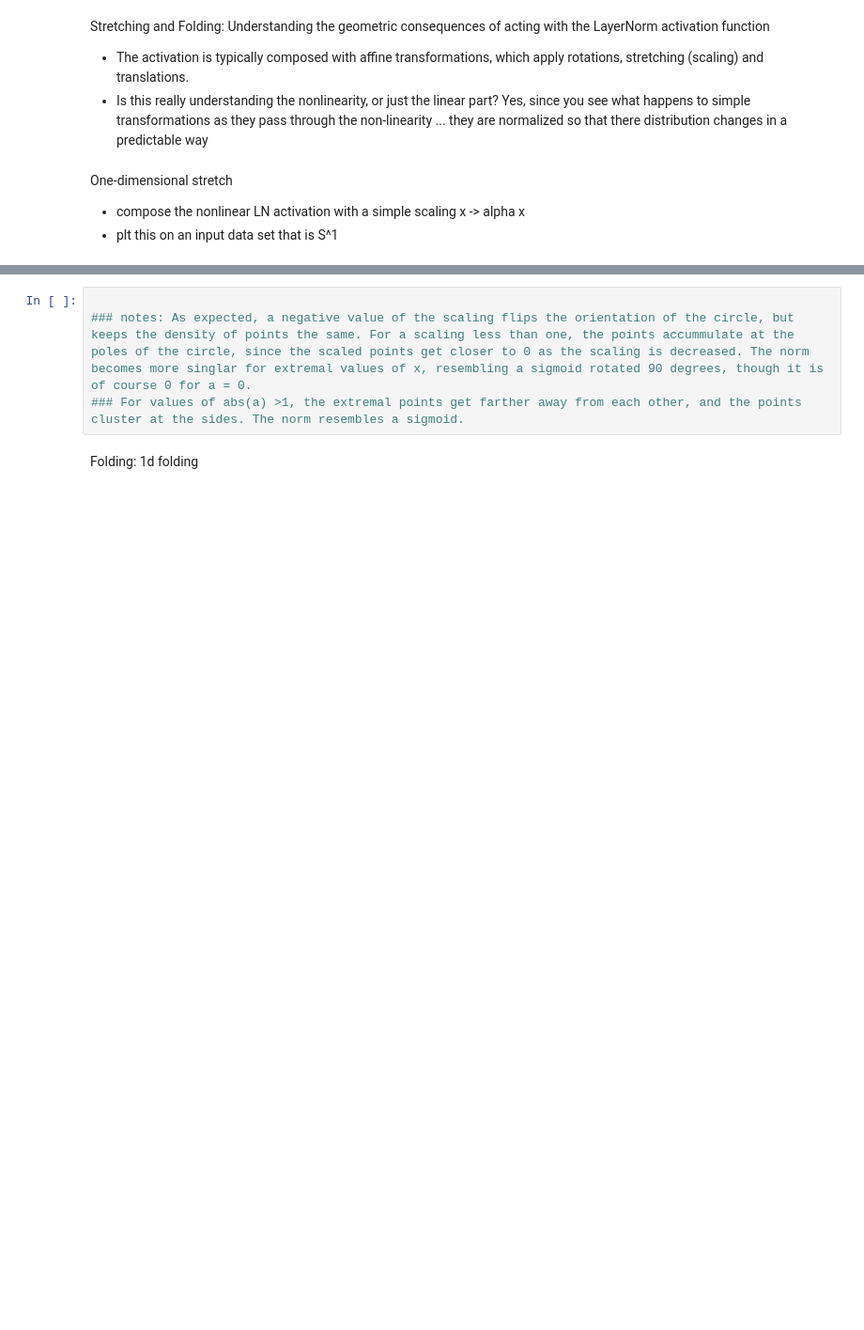
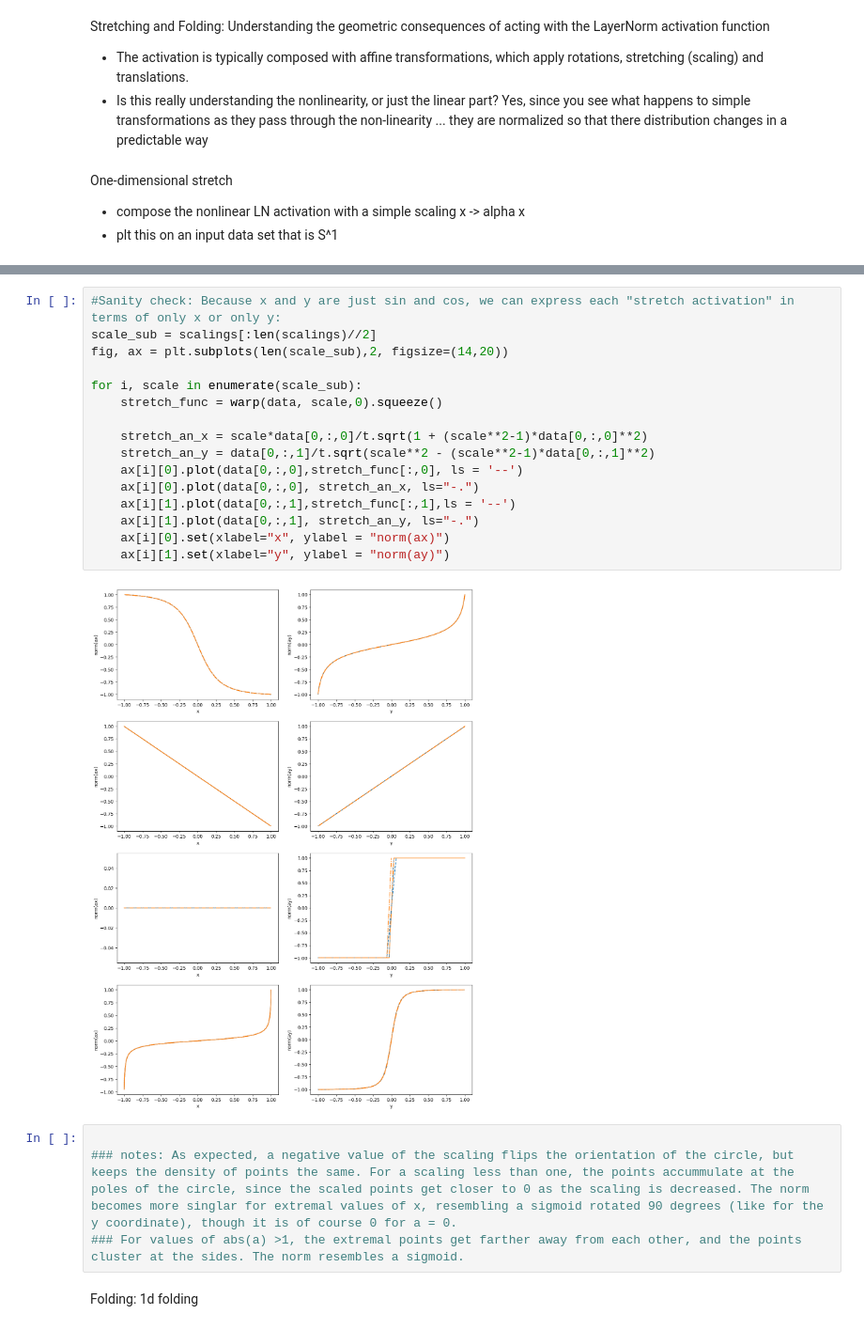
Before and after one commit to lbg251/Up-skilling, a Jupyter notebook: UnderstandingLayerNorm.ipynb, the cells around one changed output, grey strips where cells are left out. Shown at 94% size. Cells and saved outputs as stored; diff of their text form; blank space fills up the shorter version.

```diff
--- a/UnderstandingLayerNorm.ipynb
+++ b/UnderstandingLayerNorm.ipynb
@@ -150,6 +157,24 @@ for i, scale in enumerate(scalings):
+# %%
+#Sanity check: Because x and y are just sin and cos, we can express each "stretch activation" in terms of only x or only y:
+scale_sub = scalings[:len(scalings)//2]
+fig, ax = plt.subplots(len(scale_sub),2, figsize=(14,20))
+
+for i, scale in enumerate(scale_sub):
+    stretch_func = warp(data, scale,0).squeeze()
+
+    stretch_an_x = scale*data[0,:,0]/t.sqrt(1 + (scale**2-1)*data[0,:,0]**2)
+    stretch_an_y = data[0,:,1]/t.sqrt(scale**2 - (scale**2-1)*data[0,:,1]**2)
+    ax[i][0].plot(data[0,:,0],stretch_func[:,0], ls = '--')
+    ax[i][0].plot(data[0,:,0], stretch_an_x, ls="-.")
+    ax[i][1].plot(data[0,:,1],stretch_func[:,1],ls = '--')
+    ax[i][1].plot(data[0,:,1], stretch_an_y, ls="-.")
+    ax[i][0].set(xlabel="x", ylabel = "norm(ax)")
+    ax[i][1].set(xlabel="y", ylabel = "norm(ay)")
+# %% [output]
+[figure, added]
 # %%
 
-### notes: As expected, a negative value of the scaling flips the orientation of the circle, but keeps the density of points the same. For a scaling less than one, the points accummulate at the poles of the circle, since the scaled points get closer to 0 as the scaling is decreased. The norm becomes more singlar for extremal values of x, resembling a sigmoid rotated 90 degrees, though it is of course 0 for a = 0.
+### notes: As expected, a negative value of the scaling flips the orientation of the circle, but keeps the density of points the same. For a scaling less than one, the points accummulate at the poles of the circle, since the scaled points get closer to 0 as the scaling is decreased. The norm becomes more singlar for extremal values of x, resembling a sigmoid rotated 90 degrees (like for the y coordinate), though it is of course 0 for a = 0.
 ### For values of abs(a) >1, the extremal points get farther away from each other, and the points cluster at the sides. The norm resembles a sigmoid.
 # %% [markdown]
 Folding: 1d folding
```
Also changed, not shown: parts of 3 cells of this notebook.
